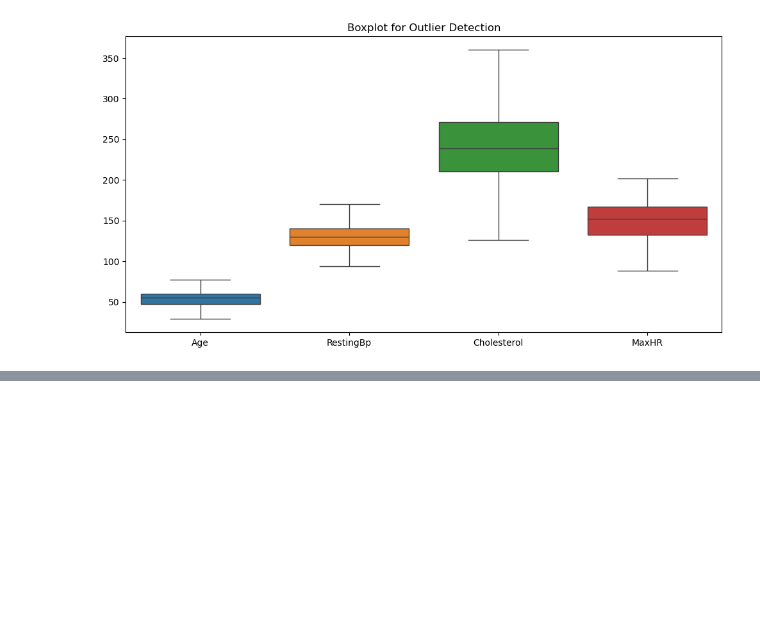
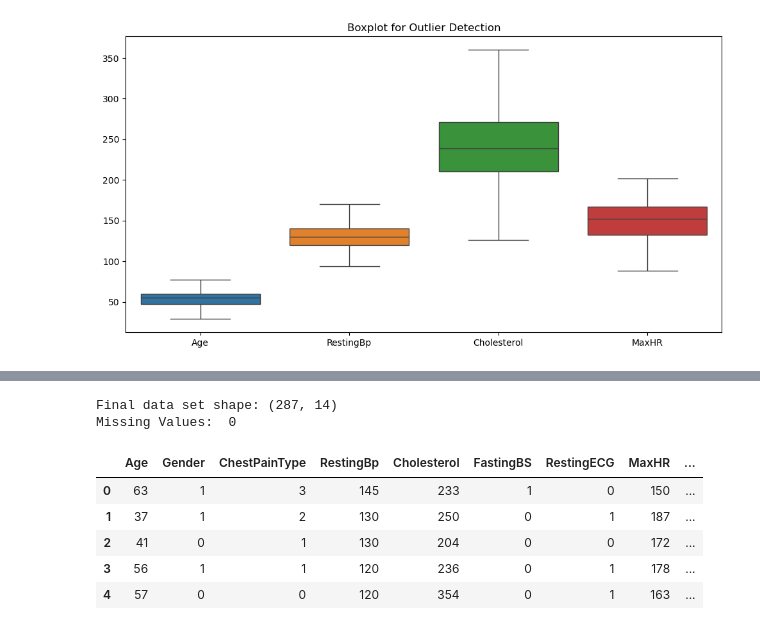
Before and after one commit to WDCNelushan/Heart-Disease-Prediction-System, a Jupyter notebook: heart_disease.ipynb, the cells around one changed output, grey strips where cells are left out. Saved outputs shown, nothing was run; the diff lists cells and outputs as text; code cells hidden in the pictures; blank space fills up the shorter version.

```diff
--- a/heart_disease.ipynb
+++ b/heart_disease.ipynb
@@ -206,0 +215,13 @@ plt.show()
+# %%
+print("Final data set shape:", data.shape)
+print("Missing Values: ", data.isnull().sum().sum())
+data.head()
+# %% [output]
+Final data set shape: (287, 14)
+Missing Values:  0
+|  | Age | Gender | ChestPainType | RestingBp | Cholesterol | FastingBS | RestingECG | MaxHR | ... |
+| 0 | 63 | 1 | 3 | 145 | 233 | 1 | 0 | 150 | ... |
+| 1 | 37 | 1 | 2 | 130 | 250 | 0 | 1 | 187 | ... |
+| 2 | 41 | 0 | 1 | 130 | 204 | 0 | 0 | 172 | ... |
+| 3 | 56 | 1 | 1 | 120 | 236 | 0 | 1 | 178 | ... |
+| 4 | 57 | 0 | 0 | 120 | 354 | 0 | 1 | 163 | ... |
```
Also changed, not shown: parts of 1 cell of this notebook.
